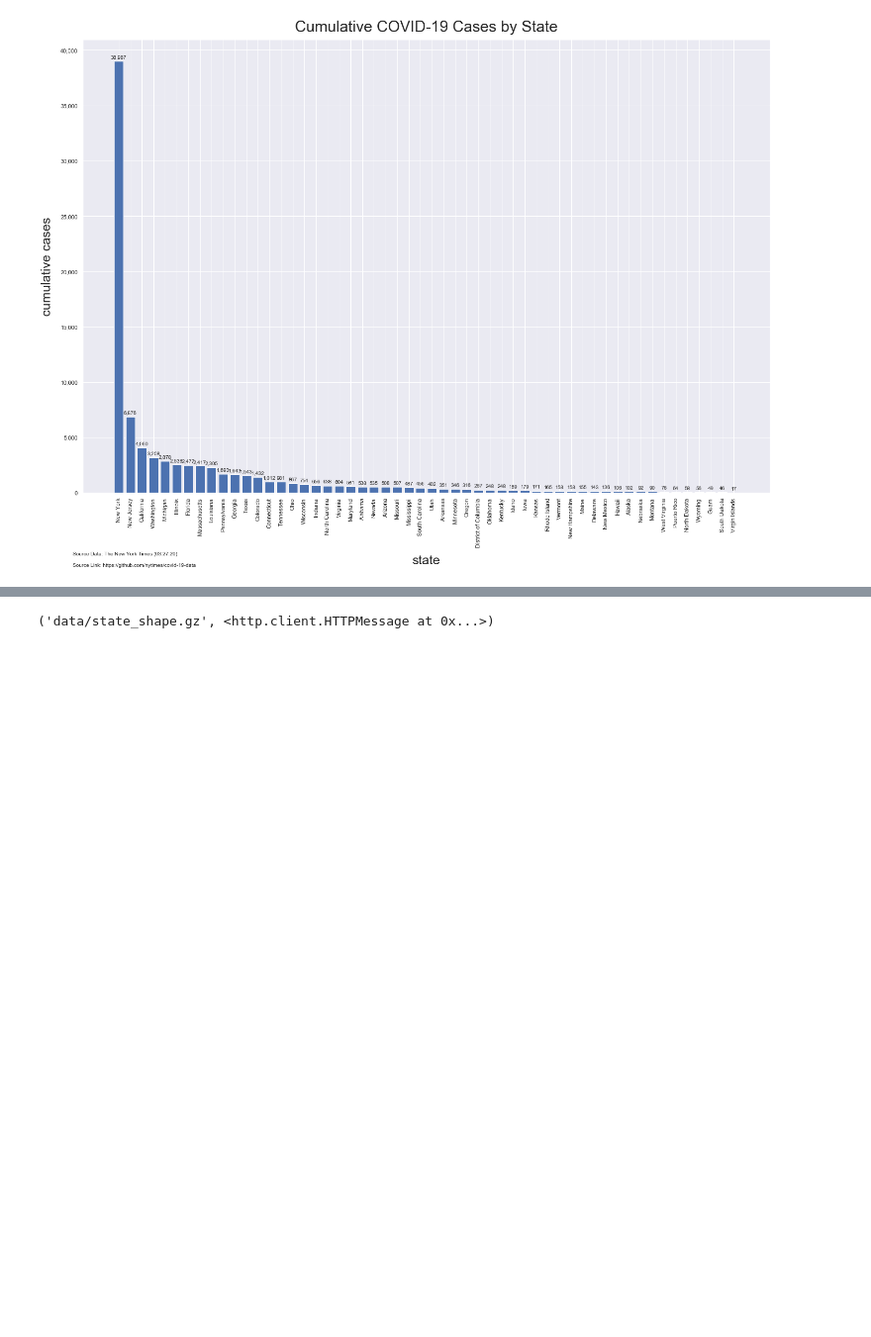
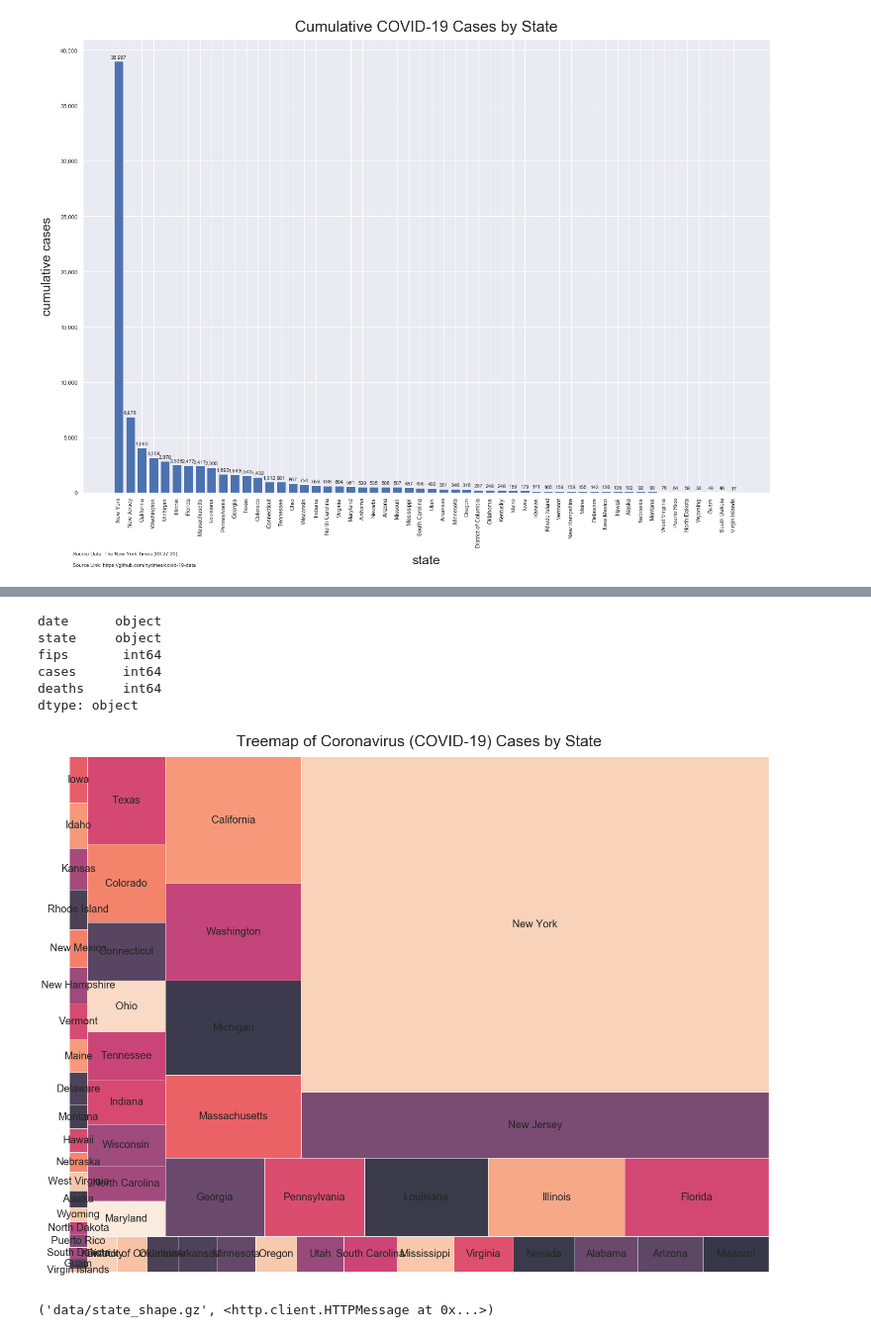
Before and after one commit to mebauer/covid-19-states, a Jupyter notebook: covid-19-data.ipynb, the cells around one changed output, grey strips where cells are left out. Shown at 99% size. Saved outputs shown, nothing was run; the diff lists cells and outputs as text; code cells hidden in the pictures; blank space fills up the shorter version.

Commit message:
adding treemap

```diff
--- a/covid-19-data.ipynb
+++ b/covid-19-data.ipynb
@@ -469,3 +480,21 @@ plt.savefig('figures/nyt-covid-19-data-barh-032720')
+# %%
+bar.dtypes
+# %% [output]
+date      object
+state     object
+fips       int64
+cases      int64
+deaths     int64
+dtype: object
+# %%
+fig, ax = plt.subplots(figsize=(20,15))
+squarify.plot(sizes=bar['cases'], label=bar['state'], alpha=.8, ax=ax, text_kwargs={'fontsize':20})
+ax.set_title('Treemap of Coronavirus (COVID-19) Cases by State', fontsize=30, pad = 20)
+plt.axis('off')
+plt.tight_layout()
+plt.savefig('figures/nyt-covid-19-data-treemap-032720')
+# %% [output]
+[figure, added]
 # %%
 covid_19_state_data.to_csv('data/us-states-raw-data-032720.csv', index=False)
 g.to_csv('data/us-states-grouped-day-032720.csv')
```
Also changed, not shown: parts of 7 cells of this notebook, 6 other files.
